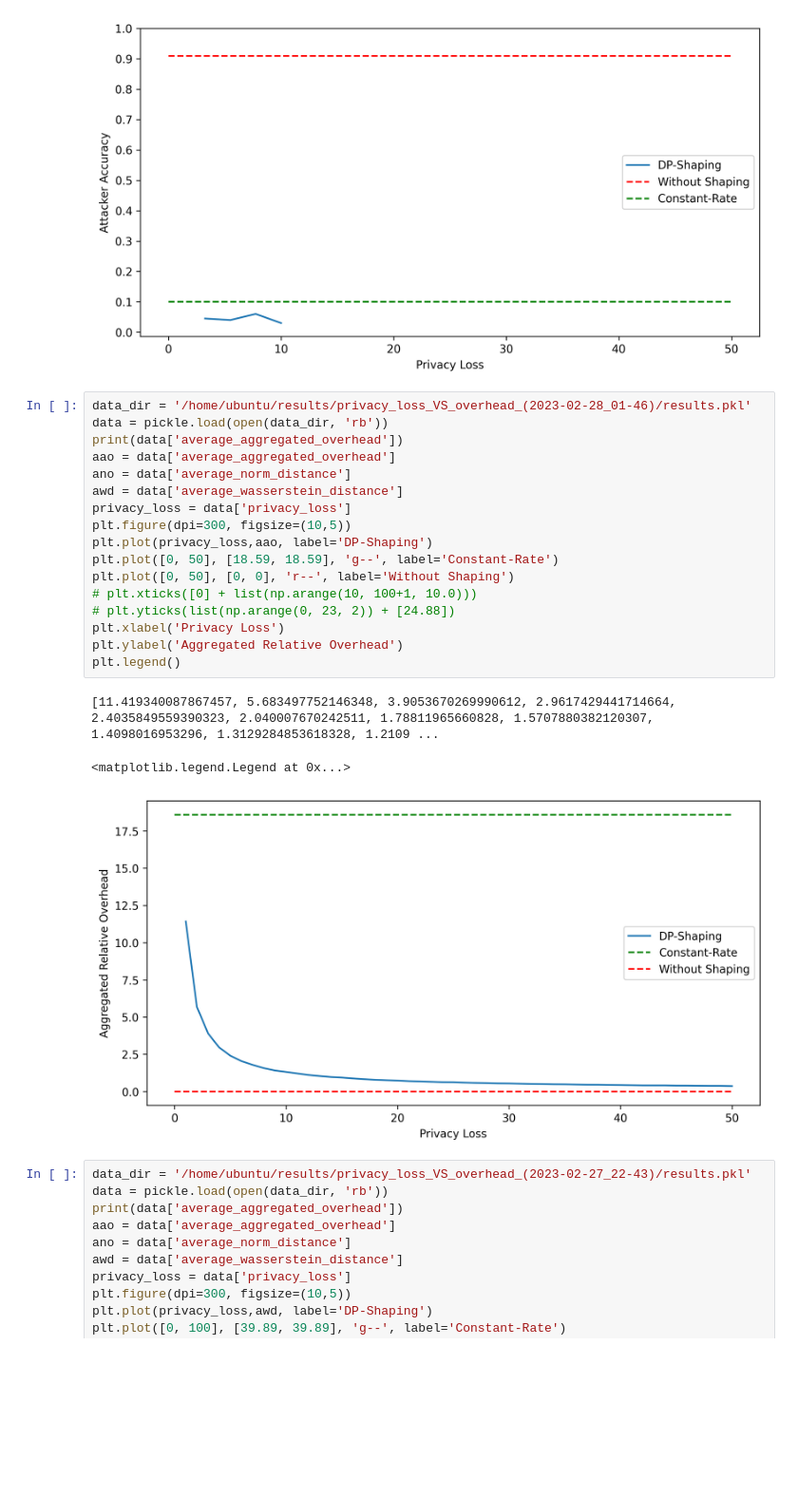
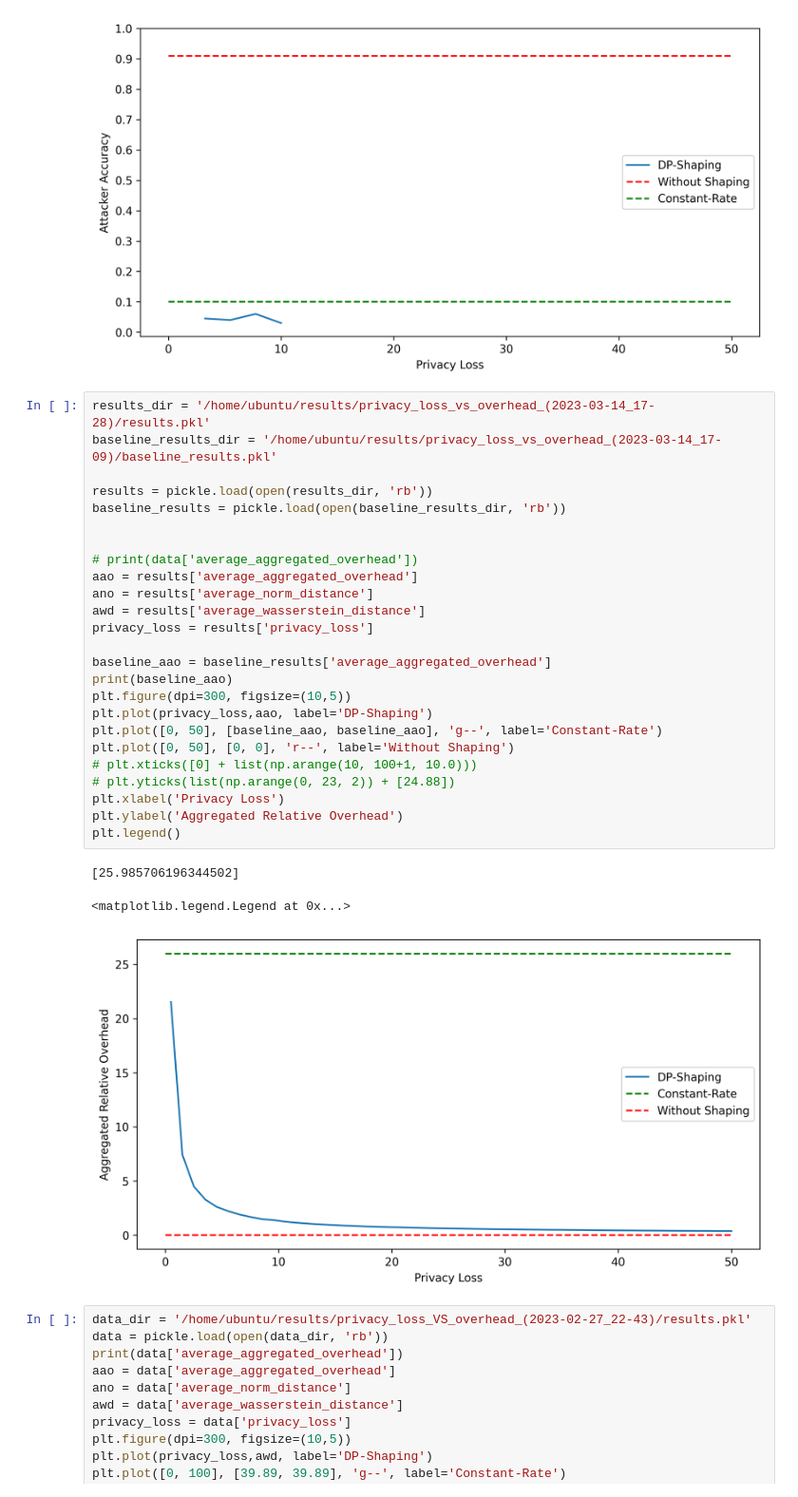
Before and after one commit to ubc-systopia/netshaper, a Jupyter notebook: simulator/plotting.ipynb, the cells around one changed output. Shown at 95% size. Drawn from its saved outputs; the diff is of its cells as text; blank space fills up the shorter version.

```diff
--- a/simulator/plotting.ipynb
+++ b/simulator/plotting.ipynb
@@ -56,26 +56,34 @@ plt.legend()
 <matplotlib.legend.Legend at 0x...>
 [figure]
 # %%
-data_dir = '/home/ubuntu/results/privacy_loss_VS_overhead_(2023-02-28_01-46)/results.pkl'
-data = pickle.load(open(data_dir, 'rb'))
-print(data['average_aggregated_overhead'])
-aao = data['average_aggregated_overhead']
-ano = data['average_norm_distance']
-awd = data['average_wasserstein_distance']
-privacy_loss = data['privacy_loss']
+results_dir = '/home/ubuntu/results/privacy_loss_vs_overhead_(2023-03-14_17-28)/results.pkl'
+baseline_results_dir = '/home/ubuntu/results/privacy_loss_vs_overhead_(2023-03-14_17-09)/baseline_results.pkl'
+
+results = pickle.load(open(results_dir, 'rb'))
+baseline_results = pickle.load(open(baseline_results_dir, 'rb'))
+
+
+# print(data['average_aggregated_overhead'])
+aao = results['average_aggregated_overhead']
+ano = results['average_norm_distance']
+awd = results['average_wasserstein_distance']
+privacy_loss = results['privacy_loss']
+
+baseline_aao = baseline_results['average_aggregated_overhead']
+print(baseline_aao)
 plt.figure(dpi=300, figsize=(10,5))
 plt.plot(privacy_loss,aao, label='DP-Shaping')
-plt.plot([0, 50], [18.59, 18.59], 'g--', label='Constant-Rate')
+plt.plot([0, 50], [baseline_aao, baseline_aao], 'g--', label='Constant-Rate')
 plt.plot([0, 50], [0, 0], 'r--', label='Without Shaping')
 # plt.xticks([0] + list(np.arange(10, 100+1, 10.0)))
 # plt.yticks(list(np.arange(0, 23, 2)) + [24.88])
 plt.xlabel('Privacy Loss')
 plt.ylabel('Aggregated Relative Overhead')
 plt.legend()
 # %% [output]
-[11.419340087867457, 5.683497752146348, 3.9053670269990612, 2.9617429441714664, 2.4035849559390323, 2.040007670242511, 1.78811965660828, 1.5707880382120307, 1.4098016953296, 1.3129284853618328, 1.2109 ...
+[25.985706196344502]
 <matplotlib.legend.Legend at 0x...>
-[figure, old version]
+[figure, new version]
 # %%
 data_dir = '/home/ubuntu/results/privacy_loss_VS_overhead_(2023-02-27_22-43)/results.pkl'
 data = pickle.load(open(data_dir, 'rb'))
```
Also changed, not shown: parts of 2 cells of this notebook, 8 other files.
